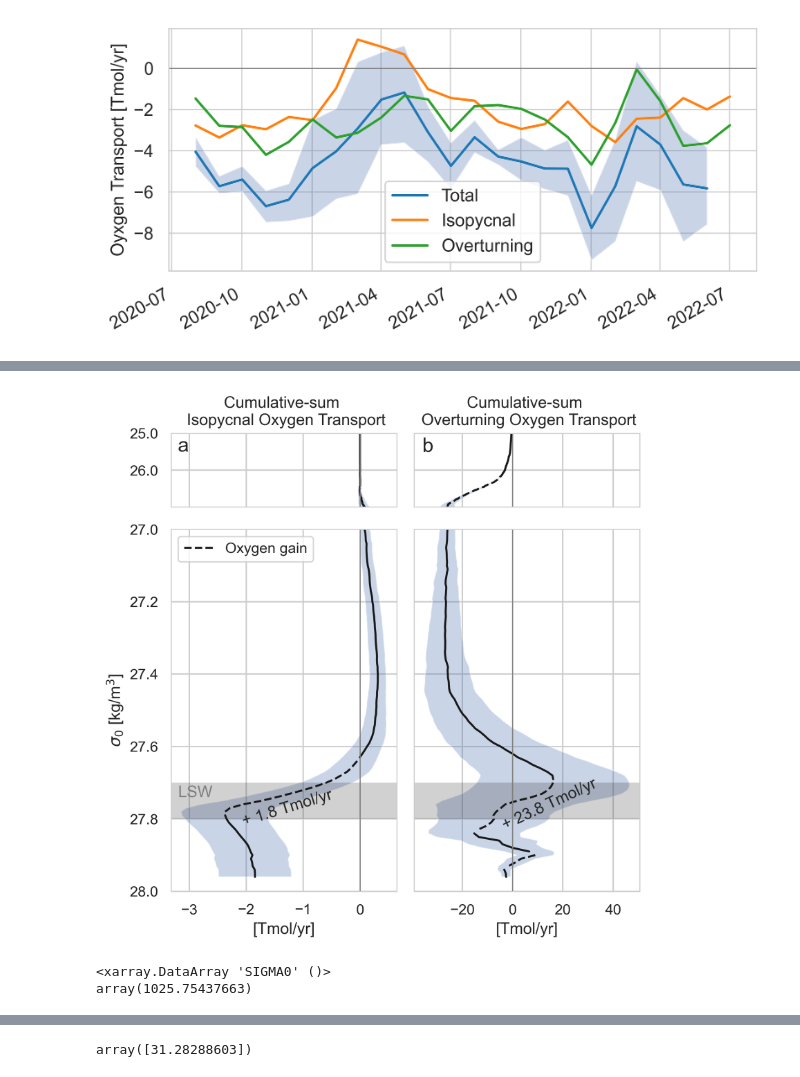
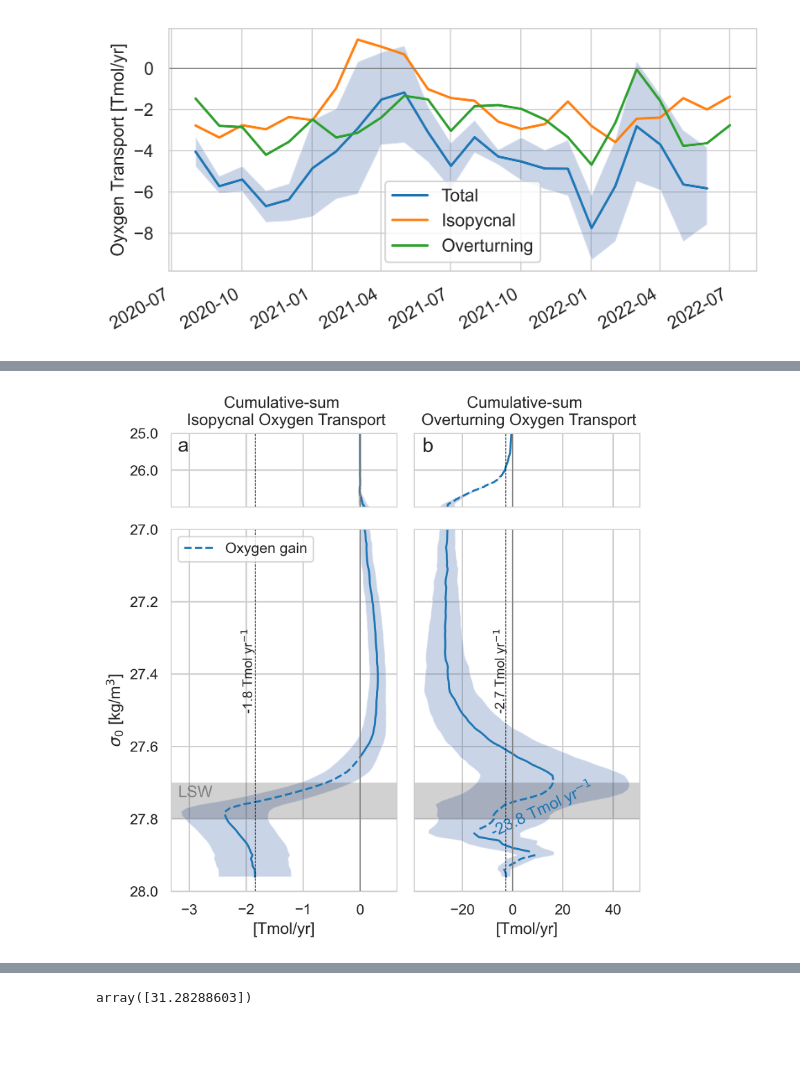
Before and after one commit to unamiller/GOHSNAP-Oxygen-Transport, a Jupyter notebook: oxygen_transport_calculation.ipynb, the cells around one changed output, grey strips where cells are left out. Cells and saved outputs as stored; diff of their text form; code cells hidden in the pictures; blank space fills up the shorter version.

```diff
--- a/oxygen_transport_calculation.ipynb
+++ b/oxygen_transport_calculation.ipynb
@@ -992,4 +825,7 @@ plt.plot(np.nanmean(np.nanmean(isopycnal_transport,axis = 1),axis = 0)[330:350],
 # %%
+isopycnal_transport = componants.isopycnal.values
+overturning_transport = componants.overturning.values
+
 fig = plt.figure(figsize = ((6,6)), dpi = 300)
 
 gs = gridspec.GridSpec(5, 4)
@@ -1001,7 +837,7 @@ bins_rho0 = density = np.arange(1024.54, 1027.96, 0.01) - 1000
 ax1 = fig.add_subplot(gs[0, 0:2])  ################################### top left
 
 
-ax1.plot(np.nanmean(np.nanmean(isopycnal_transport,axis = 1),axis = 0), np.arange(1024.54, 1027.96, 0.01)-1000, color = 'k')
+ax1.plot(np.nanmean(np.nanmean(isopycnal_transport,axis = 1),axis = 0), np.arange(1024.54, 1027.96, 0.01)-1000, color = 'tab:blue')
 
 
 x1 = np.nanmean(np.nanmean(isopycnal_transport,axis = 1),axis = 0) - np.nanstd(np.nanmean(isopycnal_transport,axis = 1),axis = 0)
@@ -1040,8 +876,8 @@ ax2 = fig.add_subplot(gs[0, 2:4]) ################################### top right
 ax2.set_title('Cumulative-sum \n Overturning Oxygen Transport')
 
 #ax2.plot(np.nanmean(np.nanmean(overturning_transport,axis = 1),axis = 0), np.arange(1024.54, 1027.96, 0.01)-1000, color = 'k', linestyle='dashed', label='0.01 kg/m3')
-ax2.plot(np.nanmean(np.nanmean(overturning_transport,axis = 1),axis = 0)[:150], np.arange(1024.54, 1027.96, 0.01)[:150]-1000, color = 'k')
-ax2.plot(np.nanmean(np.nanmean(overturning_transport,axis = 1),axis = 0)[150:], np.arange(1024.54, 1027.96, 0.01)[150:]-1000, color = 'k', linestyle = 'dashed')
+ax2.plot(np.nanmean(np.nanmean(overturning_transport,axis = 1),axis = 0)[:150], np.arange(1024.54, 1027.96, 0.01)[:150]-1000, color = 'tab:blue')
+ax2.plot(np.nanmean(np.nanmean(overturning_transport,axis = 1),axis = 0)[150:], np.arange(1024.54, 1027.96, 0.01)[150:]-1000, color = 'tab:blue', linestyle = 'dashed')
 
 x1 = np.nanmean(np.nanmean(overturning_transport,axis = 1),axis = 0) - np.nanstd(np.nanmean(overturning_transport,axis = 1),axis = 0)
 x2 = np.nanmean(np.nanmean(overturning_transport,axis = 1),axis = 0) + np.nanstd(np.nanmean(overturning_transport,axis = 1),axis = 0)
@@ -1080,9 +916,9 @@ ax2.set_yticklabels([])
 ax3 = fig.add_subplot(gs[1:5, 0:2]) ################################## bottom left
 
 #ax3.plot(np.nanmean(np.nanmean(isopycnal_transport,axis = 1),axis = 0), np.arange(1024.54, 1027.96, 0.01)-1000, color = 'k', label='0.01 kg/m3')
-ax3.plot(np.nanmean(np.nanmean(isopycnal_transport,axis = 1),axis = 0)[:310], np.arange(1024.54, 1027.96, 0.01)[:310]-1000, color = 'k')
-ax3.plot(np.nanmean(np.nanmean(isopycnal_transport,axis = 1),axis = 0)[310:325], np.arange(1024.54, 1027.96, 0.01)[310:325]-1000, color = 'k', linestyle='dashed', label = 'Oxygen gain')
-ax3.plot(np.nanmean(np.nanmean(isopycnal_transport,axis = 1),axis = 0)[325:], np.arange(1024.54, 1027.96, 0.01)[325:]-1000, color = 'k')
+ax3.plot(np.nanmean(np.nanmean(isopycnal_transport,axis = 1),axis = 0)[:310], np.arange(1024.54, 1027.96, 0.01)[:310]-1000, color = 'tab:blue')
+ax3.plot(np.nanmean(np.nanmean(isopycnal_transport,axis = 1),axis = 0)[310:325], np.arange(1024.54, 1027.96, 0.01)[310:325]-1000, color = 'tab:blue', linestyle='dashed', label = 'Oxygen gain')
+ax3.plot(np.nanmean(np.nanmean(isopycnal_transport,axis = 1),axis = 0)[325:], np.arange(1024.54, 1027.96, 0.01)[325:]-1000, color = 'tab:blue')
 
 x1 = np.nanmean(np.nanmean(isopycnal_transport,axis = 1),axis = 0) - np.nanstd(np.nanmean(isopycnal_transport,axis = 1),axis = 0)
 x2 = np.nanmean(np.nanmean(isopycnal_transport,axis = 1),axis = 0) + np.nanstd(np.nanmean(isopycnal_transport,axis = 1),axis = 0)
@@ -1118,11 +954,11 @@ ax4 = fig.add_subplot(gs[1:5, 2:4]) ################################## bottom ri
 
 #ax4.plot(np.nanmean(np.nanmean(overturning_transport,axis = 1),axis = 0), np.arange(1024.54, 1027.96, 0.01)-1000, color = 'k', linestyle='dashed', label='0.01 kg/m3')
 
-ax4.plot(np.nanmean(np.nanmean(overturning_transport,axis = 1),axis = 0)[:316], np.arange(1024.54, 1027.96, 0.01)[:316]-1000, color = 'k')
-ax4.plot(np.nanmean(np.nanmean(overturning_transport,axis = 1),axis = 0)[316:330], np.arange(1024.54, 1027.96, 0.01)[316:330]-1000, color = 'k', linestyle='dashed')
-ax4.plot(np.nanmean(np.nanmean(overturning_transport,axis = 1),axis = 0)[330:336], np.arange(1024.54, 1027.96, 0.01)[330:336]-1000, color = 'k')
-ax4.plot(np.nanmean(np.nanmean(overturning_transport,axis = 1),axis = 0)[336:-3], np.arange(1024.54, 1027.96, 0.01)[336:-3]-1000, color = 'k',  linestyle='dashed')
-ax4.plot(np.nanmean(np.nanmean(overturning_transport,axis = 1),axis = 0)[-3:], np.arange(1024.54, 1027.96, 0.01)[-3:]-1000, color = 'k')
+ax4.plot(np.nanmean(np.nanmean(overturning_transport,axis = 1),axis = 0)[:316], np.arange(1024.54, 1027.96, 0.01)[:316]-1000, color = 'tab:blue')
+ax4.plot(np.nanmean(np.nanmean(overturning_transport,axis = 1),axis = 0)[316:330], np.arange(1024.54, 1027.96, 0.01)[316:330]-1000, color = 'tab:blue', linestyle='dashed')
+ax4.plot(np.nanmean(np.nanmean(overturning_transport,axis = 1),axis = 0)[330:336], np.arange(1024.54, 1027.96, 0.01)[330:336]-1000, color = 'tab:blue')
+ax4.plot(np.nanmean(np.nanmean(overturning_transport,axis = 1),axis = 0)[336:-3], np.arange(1024.54, 1027.96, 0.01)[336:-3]-1000, color = 'tab:blue',  linestyle='dashed')
+ax4.plot(np.nanmean(np.nanmean(overturning_transport,axis = 1),axis = 0)[-3:], np.arange(1024.54, 1027.96, 0.01)[-3:]-1000, color = 'tab:blue')
 
 
 x1 = np.nanmean(np.nanmean(overturning_transport,axis = 1),axis = 0) - np.nanstd(np.nanmean(overturning_transport,axis = 1),axis = 0)
@@ -1143,38 +979,43 @@ ax4.axhspan(27.7, 27.8, color = 'k', alpha = 0.2, lw=0) #27.69
 
 #plt.axhline(27.69, color = 'k', linestyle = 'dashed', linewidth = 0.5)
 
 #plt.grid()
 
 #plt.axhline(27.83, color = 'k', linestyle = 'dashed', linewidth = 0.5)
 ax4.axvline(0, color = 'grey', linewidth = 0.7)
 
 # plt.axvline(-26.297)
 # plt.axvline(-8)
 # plt.axvline(-15)
 # plt.axvline(8)
 
 ax4.set_xlabel('[Tmol/yr]')
 
 
 
 ax4.set_yticklabels([])
 
 plt.tight_layout()
 #fig.subplots_adjust(hspace=0.05, wspace=0.2, top=0.95, bottom=0.08, left=0.1, right=0.95)
 #plt.subplots_adjust(hspace= 0.005)
 
 
 ax1.text(-3.2, 25.5, 'a', fontsize = 15)
 ax2.text(-36, 25.5, 'b', fontsize = 15)
 ax3.text(-3.2, 27.74, 'LSW', fontsize = 12, color = 'grey')
-ax3.text(-2.1, 27.82, '+ 1.8 Tmol/yr', fontsize = 12, rotation=17)
-ax4.text(-5, 27.83, '+ 23.8 Tmol/yr', fontsize = 12,  rotation=25)
+#ax3.text(-2.1, 27.82, '+ 1.8 Tmol/yr', fontsize = 12, rotation=17)
+#ax4.text(-5, 27.83, '-23.8 Tmol yr$^{-1}$', color = 'tab:blue',fontsize = 12,  rotation=25)
+ax4.text(-10, 27.85, '-23.8 Tmol yr$^{-1}$', color = 'tab:blue',fontsize = 12,  rotation=25, zorder = 1)
+
+
+ax1.axvline(-1.84, color = 'k', linewidth = 0.5, linestyle='dashed')
+ax3.axvline(-1.84, color = 'k', linewidth = 0.5, linestyle='dashed')
+ax3.text(-2.1, 27.5, '-1.8 Tmol yr$^{-1}$', rotation = 90, fontsize = 10)
+
+ax2.axvline(-2.7, color = 'k', linewidth = 0.5, linestyle='dashed')
+ax4.axvline(-2.7, color = 'k', linewidth = 0.5, linestyle='dashed')
+ax4.text(-8, 27.5, '-2.7 Tmol yr$^{-1}$', rotation = 90, fontsize = 10)
 
 plt.savefig(r'C:\Users\bikbe\Documents\Projects\GOHSNAP\Figures\Transport manuscript\iso_OT_cumsum.png')
 # %% [output]
-[figure, old version]
+[figure, new version]
-# %%
-oxygen_grid.SIGMA0.mean(dim = 'TIME').min()
-# %% [output]
-<xarray.DataArray 'SIGMA0' ()>
-array(1025.75437663)
```
Also changed, not shown: parts of 37 cells of this notebook, 1 other file.
